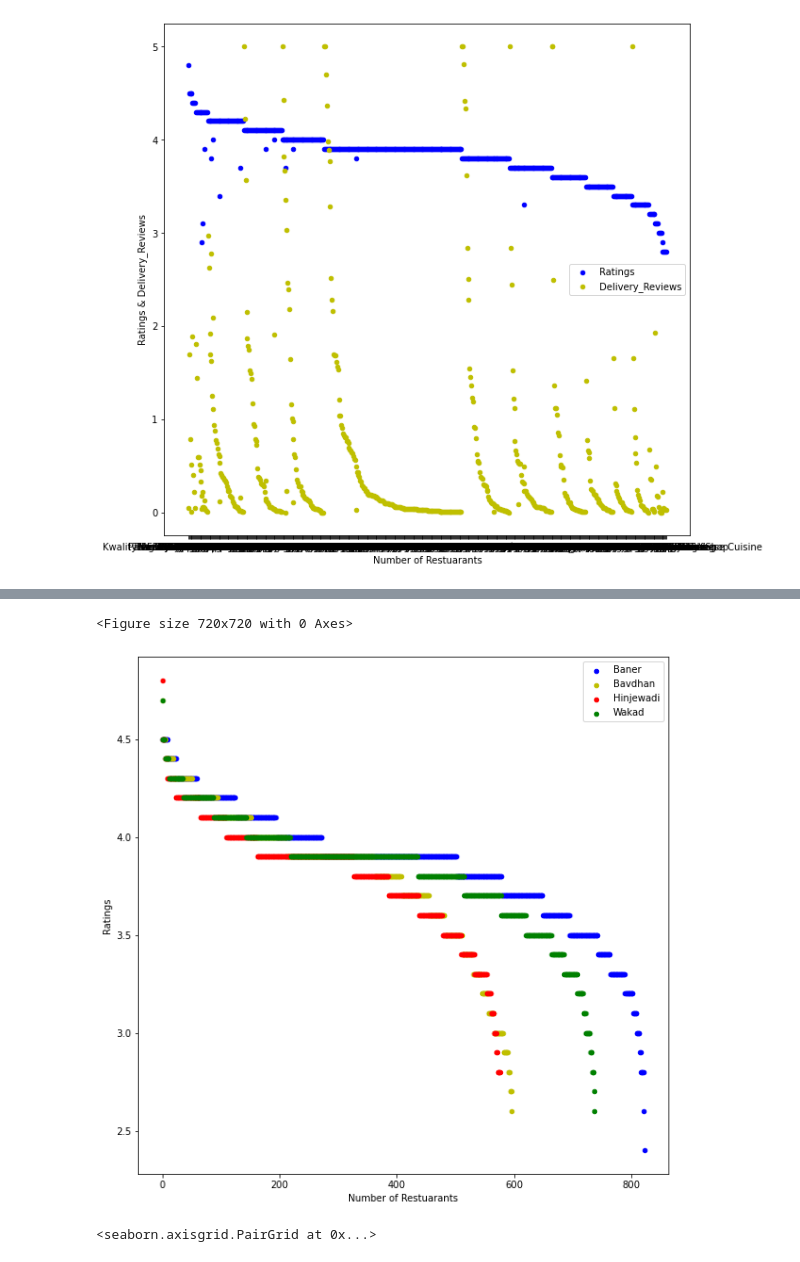
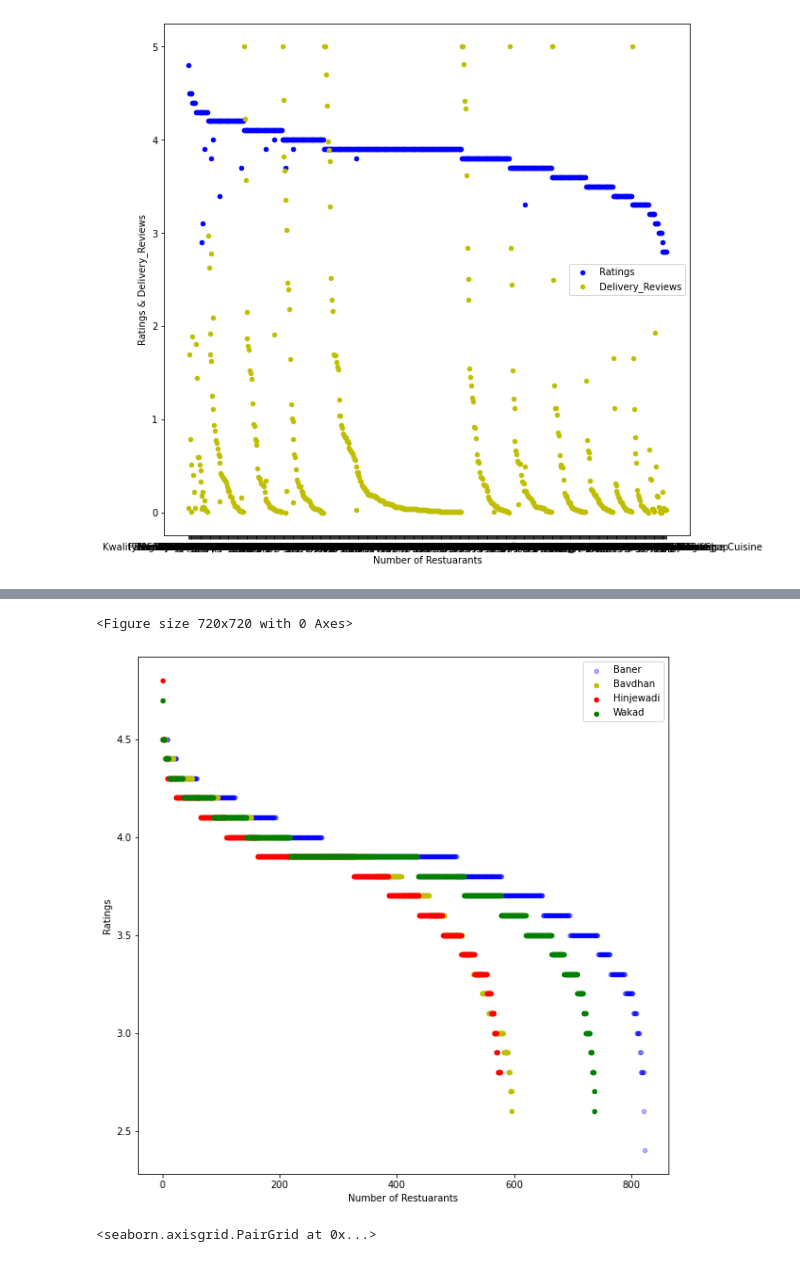
Before and after one commit to Ruthik27/Bed_Rest_and_Order_Services, a Jupyter notebook: new_data_zomato.ipynb, the cells around one changed output, grey strips where cells are left out. Saved outputs shown, nothing was run; the diff lists cells and outputs as text; code cells hidden in the pictures.

```diff
--- a/new_data_zomato.ipynb
+++ b/new_data_zomato.ipynb
@@ -319,17 +356,17 @@ bob = bob.assign(index = baner_ratings.index,baner=baner_ratings['ratings'],bavd
 # %%
 plt.figure(figsize=(10,10))
-ax = bob.plot(kind="scatter", x='index', y='baner', color="b",label="Baner",figsize=(10, 10))
+ax = bob.plot(kind="scatter", x='index', y='baner', color="b",label="Baner",figsize=(10, 10),alpha=0.3)
 bob.plot( kind="scatter",x='index', y='bavdhan', color="y",label="Bavdhan", ax=ax)
 bob.plot(kind="scatter", x='index', y='hinjewadi', color="r",label="Hinjewadi", ax=ax)
 bob.plot(kind="scatter", x='index', y='wakad', color="g",label="Wakad",  ax=ax)
 
 ax.set_xlabel("Number of Restuarants")
 ax.set_ylabel("Ratings")
 
 plt.show()
 # %% [output]
 <Figure size 720x720 with 0 Axes>
-[figure, old version]
+[figure, new version]
 # %%
 sns.pairplot(baner_ratings, hue = "locality", palette = "Set2",height = 4)
 # %% [output]
```
Also changed, not shown: parts of 34 cells of this notebook.
